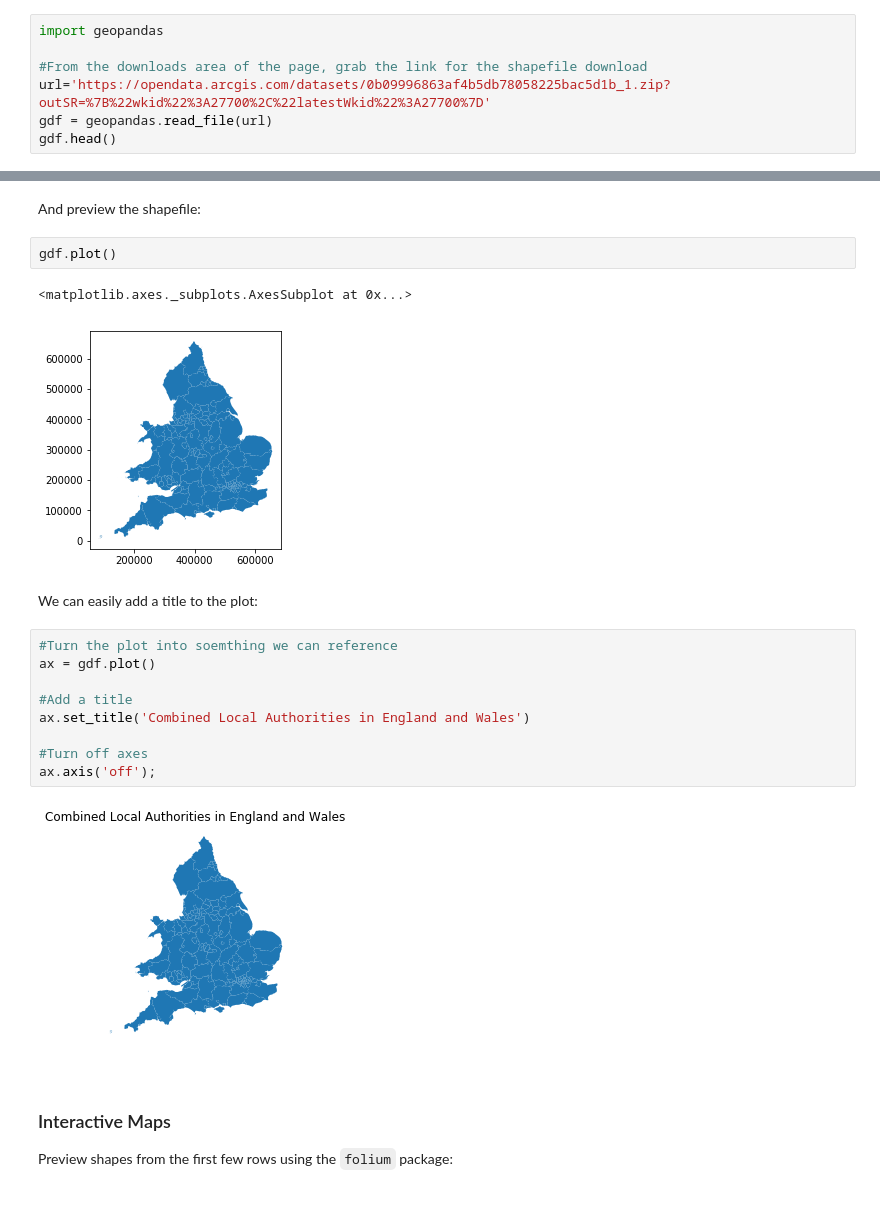
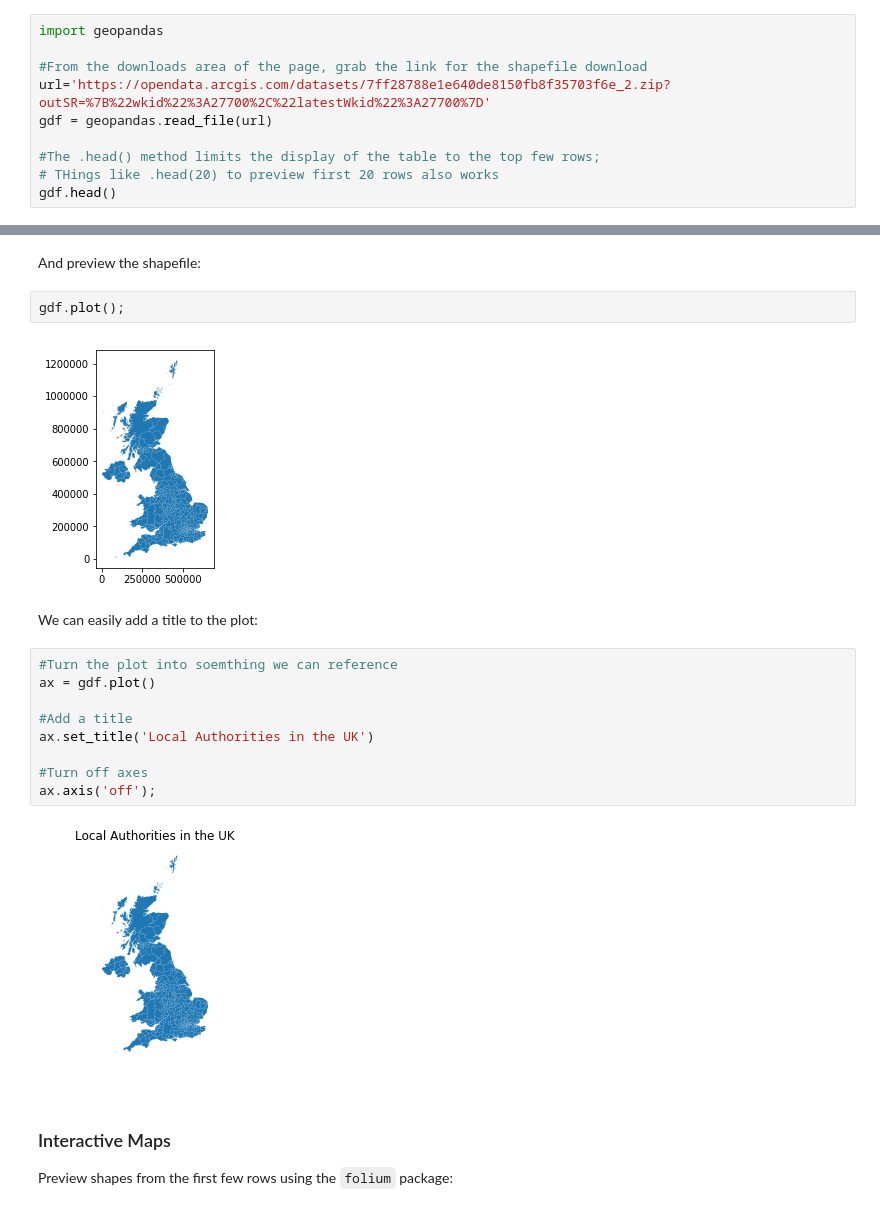
Before and after one commit to ouseful-demos/choropleth-map-demo, a Jupyter notebook: ONS Boundaries-Choropleth Demo.ipynb, the cells around one changed output, grey strips where cells are left out. Saved outputs shown, nothing was run; the diff lists cells and outputs as text.

```diff
--- a/ONS Boundaries-Choropleth Demo.ipynb
+++ b/ONS Boundaries-Choropleth Demo.ipynb
@@ -14,7 +13,10 @@ http://geoportal.statistics.gov.uk/datasets/counties-and-unitary-authorities-dec
 import geopandas
 
 #From the downloads area of the page, grab the link for the shapefile download
-url='https://opendata.arcgis.com/datasets/0b09996863af4b5db78058225bac5d1b_1.zip?outSR=%7B%22wkid%22%3A27700%2C%22latestWkid%22%3A27700%7D'
+url='https://opendata.arcgis.com/datasets/7ff28788e1e640de8150fb8f35703f6e_2.zip?outSR=%7B%22wkid%22%3A27700%2C%22latestWkid%22%3A27700%7D'
 gdf = geopandas.read_file(url)
+
+#The .head() method limits the display of the table to the top few rows;
+# THings like .head(20) to preview first 20 rows also works
 gdf.head()
 # %% [output]
@@ -41,23 +43,22 @@ gdf.crs
 # %% [markdown]
 And preview the shapefile:
 # %%
-gdf.plot()
+gdf.plot();
 # %% [output]
-<matplotlib.axes._subplots.AxesSubplot at 0x...>
-[figure, old version]
+[figure, new version]
 # %% [markdown]
 We can easily add a title to the plot:
 # %%
 #Turn the plot into soemthing we can reference
 ax = gdf.plot()
 
 #Add a title
-ax.set_title('Combined Local Authorities in England and Wales')
+ax.set_title('Local Authorities in the UK')
 
 #Turn off axes
 ax.axis('off');
 # %% [output]
-[figure, old version]
+[figure, new version]
 # %% [markdown]
 ### Interactive Maps
 
```
Also changed, not shown: parts of 6 cells of this notebook.
